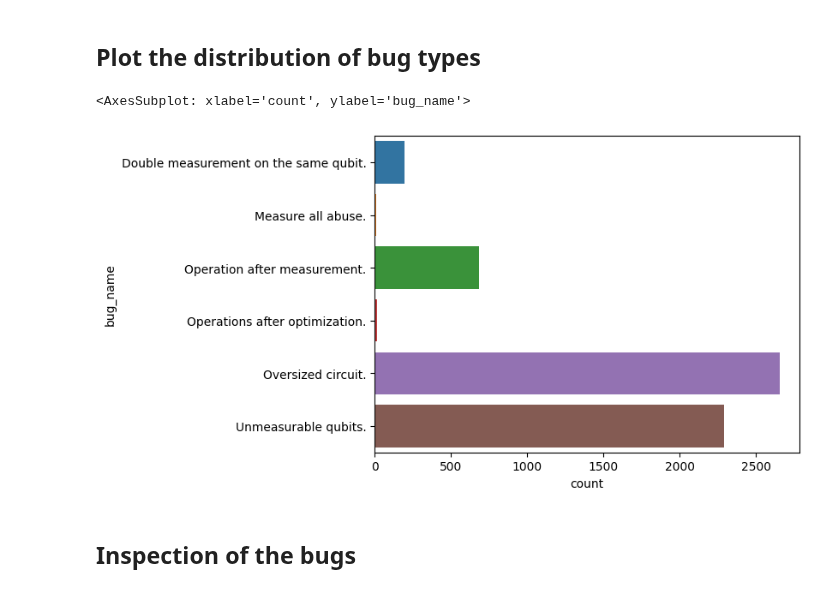
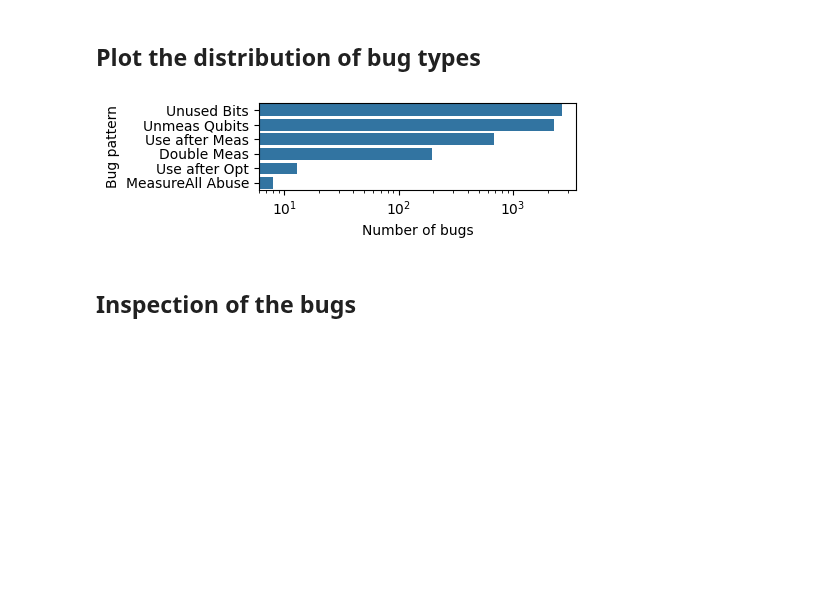
Before and after one commit to sola-st/LintQ, a Jupyter notebook: notebooks/04_Inspect_Real_Bugs.ipynb, the cells around one changed output. Cells and saved outputs as stored; diff of their text form; code cells hidden in the pictures; blank space fills up the shorter version.

Commit message:
histogram of bug found + readme on venv

```diff
--- a/notebooks/04_Inspect_Real_Bugs.ipynb
+++ b/notebooks/04_Inspect_Real_Bugs.ipynb
@@ -32,14 +37,41 @@ df_bugs.head()
 | 4 | Double measurement on the same qu... | two consecutive measurements on t... | error | repeated measurements of qubit 3 ... | /06_Wave-function-entanglement_17... | 134 | 6 | 134 | 25 |
 # %% [markdown]
 ## Plot the distribution of bug types
-# %%
-sns.countplot(
-    y='bug_name',
-    data=df_bugs
-)
-# %% [output]
-<AxesSubplot: xlabel='count', ylabel='bug_name'>
-[figure, removed]
+# %%
+all_bugs = df_bugs['bug_name'].unique()
+map_name_to_short = {
+    'Double measurement on the same qubit.': 'Double Meas',
+    'Measure all abuse.': 'MeasureAll Abuse',
+    'Operation after measurement.': 'Use after Meas',
+    'Operations after optimization.': 'Use after Opt',
+    'Oversized circuit.': 'Unused Bits',
+    'Unmeasurable qubits.': 'Unmeas Qubits'
+}
+# %%
+fig, ax = plt.subplots(1, 1, figsize=(5, 1.65))
+
+df = df_bugs
+# replace names
+df['bug_name'] = df['bug_name'].replace(map_name_to_short)
+
+# sort by count
+sns.countplot(
+    y='bug_name',
+    data=df,
+    color='C0',
+    order=df['bug_name'].value_counts().index,
+    ax=ax,
+)
+# log scale
+ax.set_xscale('log')
+ax.set_xlabel('Number of bugs')
+ax.set_ylabel('Bug pattern')
+
+# save
+plt.tight_layout()
+plt.savefig(f'{PAPER_FIGURES}/hist_bug_detected.pdf', bbox_inches='tight')
+# %% [output]
+[figure, added]
 # %% [markdown]
 ## Inspection of the bugs
 # %%
```
Also changed, not shown: parts of 3 cells of this notebook, 1 other file.
